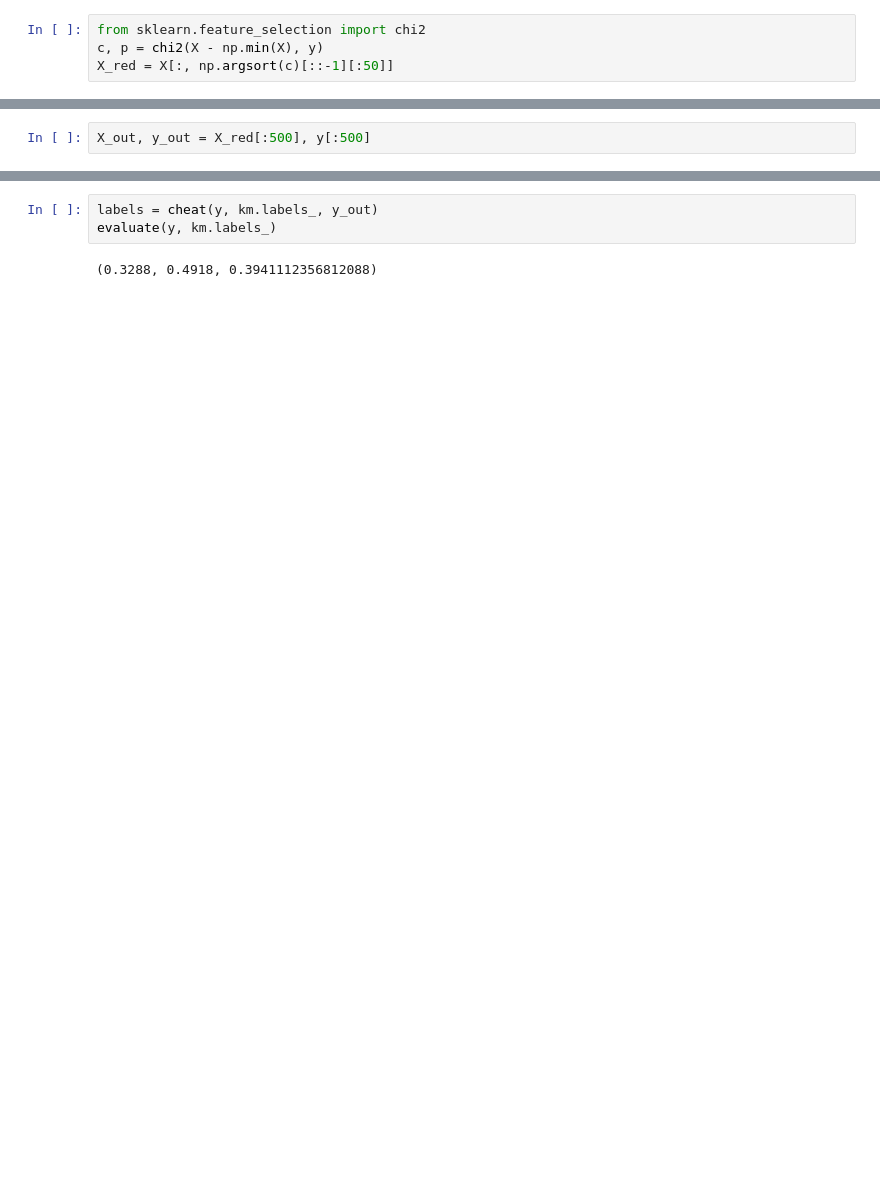
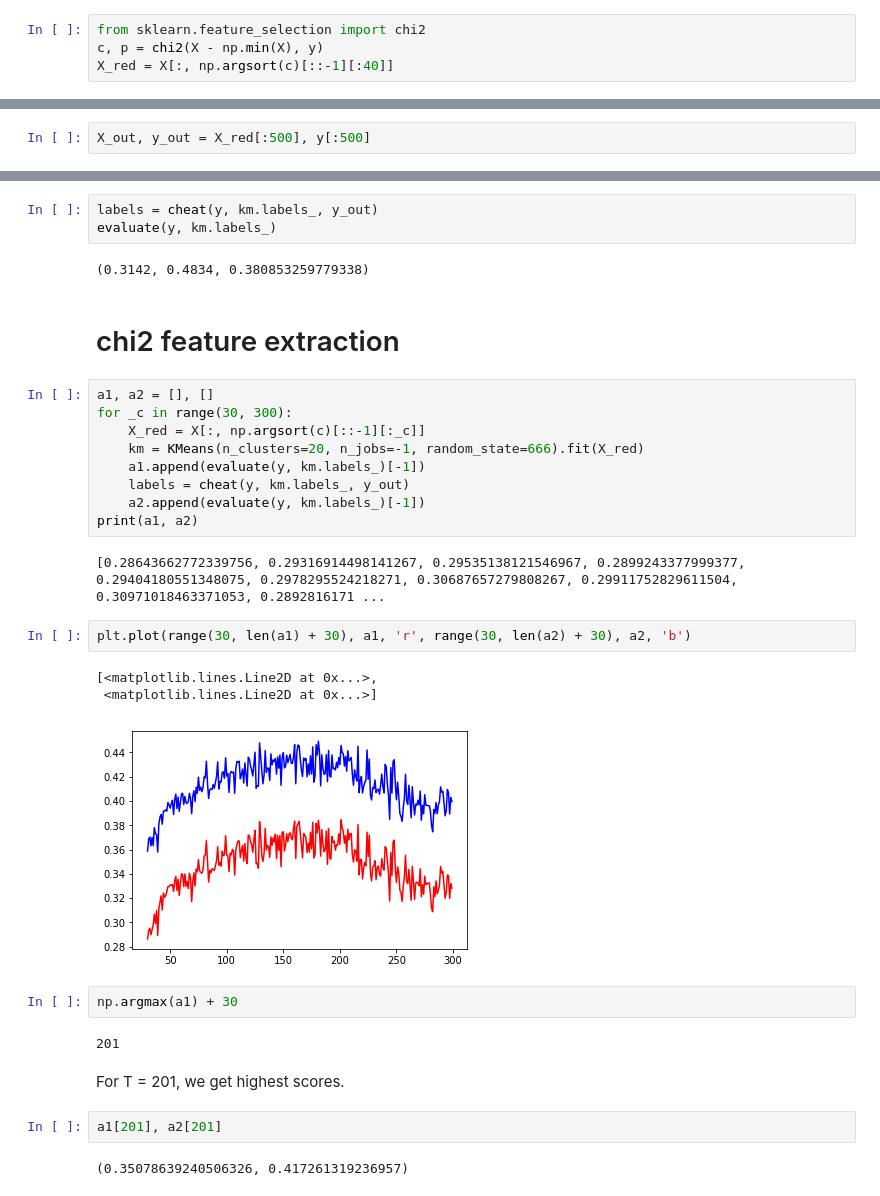
Before and after one commit to DarkestFloyd/CS6220, a Jupyter notebook: notebooks/exam/pb1.ipynb, the cells around one changed output, grey strips where cells are left out. Drawn from its saved outputs; the diff is of its cells as text; blank space fills up the shorter version.

```diff
--- a/notebooks/exam/pb1.ipynb
+++ b/notebooks/exam/pb1.ipynb
@@ -64,7 +66,7 @@ def evaluate(labels, clusters):
 # %%
 from sklearn.feature_selection import chi2
 c, p = chi2(X - np.min(X), y)
-X_red = X[:, np.argsort(c)[::-1][:50]]
+X_red = X[:, np.argsort(c)[::-1][:40]]
 # %%
 km = KMeans(n_clusters=20, n_jobs=-1, random_state=666).fit(X_red)
 evaluate(y, km.labels_)
@@ -100,4 +104,33 @@ def cheat(labels, clusters, y_out):
 labels = cheat(y, km.labels_, y_out)
 evaluate(y, km.labels_)
 # %% [output]
-(0.3288, 0.4918, 0.3941112356812088)
+(0.3142, 0.4834, 0.380853259779338)
+# %% [markdown]
+# chi2 feature extraction
+# %%
+a1, a2 = [], []
+for _c in range(30, 300):
+    X_red = X[:, np.argsort(c)[::-1][:_c]]
+    km = KMeans(n_clusters=20, n_jobs=-1, random_state=666).fit(X_red)
+    a1.append(evaluate(y, km.labels_)[-1])
+    labels = cheat(y, km.labels_, y_out)
+    a2.append(evaluate(y, km.labels_)[-1])
+print(a1, a2)
+# %% [output]
+[0.28643662772339756, 0.29316914498141267, 0.29535138121546967, 0.2899243377999377, 0.29404180551348075, 0.2978295524218271, 0.30687657279808267, 0.29911752829611504, 0.30971018463371053, 0.2892816171 ...
+# %%
+plt.plot(range(30, len(a1) + 30), a1, 'r', range(30, len(a2) + 30), a2, 'b')
+# %% [output]
+[<matplotlib.lines.Line2D at 0x...>,
+ <matplotlib.lines.Line2D at 0x...>]
+[figure, added]
+# %%
+np.argmax(a1) + 30
+# %% [output]
+201
+# %% [markdown]
+For T = 201, we get highest scores.
+# %%
+a1[201], a2[201]
+# %% [output]
+(0.35078639240506326, 0.417261319236957)
```
Also changed, not shown: parts of 12 cells of this notebook.
